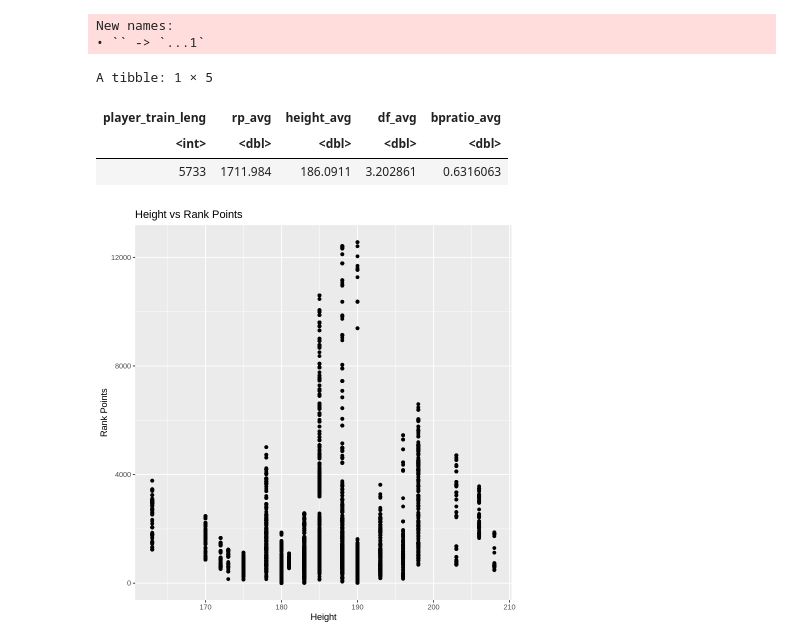
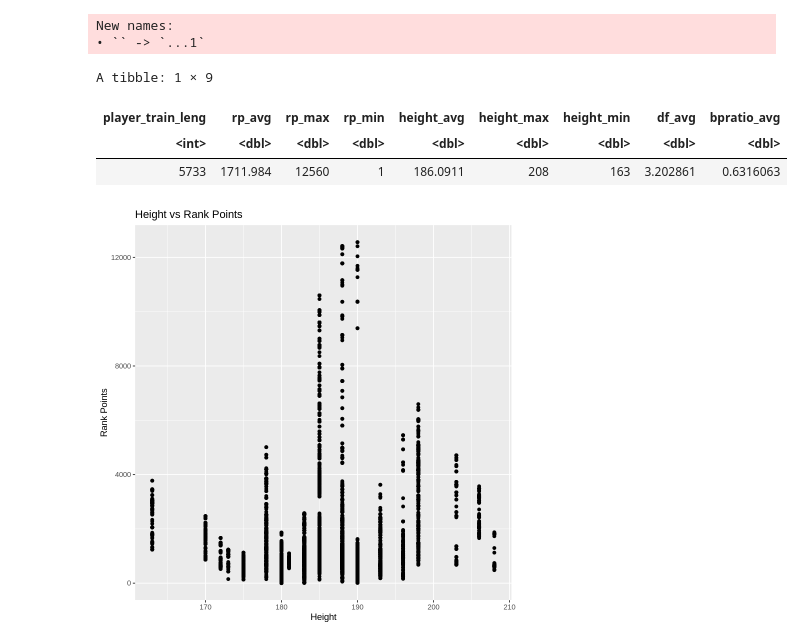
Before and after one commit to EliNAdr/DSCI-100_007-13, a Jupyter notebook: Proposal.ipynb, the cells around one changed output. Drawn from its saved outputs; the diff is of its cells as text; code cells hidden in the pictures.

```diff
--- a/Proposal.ipynb
+++ b/Proposal.ipynb
@@ -39,17 +39,21 @@ player_test <- testing(player_split)
 # %%
 # expository analysis table
 
 exposit_table <- tibble("player_train_leng" = nrow(player_train),
                         "rp_avg" = mean(player_train$rank_points),
+                        "rp_max" = max(player_train$rank_points),
+                        "rp_min" = min(player_train$rank_points),
                        "height_avg" = mean(player_train$height),
+                        "height_max" = max(player_train$height),
+                        "height_min" = min(player_train$height),
                        "df_avg" = mean(player_train$double_faults),
                        "bpratio_avg" = mean(player_train$bpratio))
 exposit_table
 # %% [output]
-A tibble: 1 × 5
+A tibble: 1 × 9
-| player_train_leng | rp_avg | height_avg | df_avg | bpratio_avg |
-| <int> | <dbl> | <dbl> | <dbl> | <dbl> |
-| 5733 | 1711.984 | 186.0911 | 3.202861 | 0.6316063 |
+| player_train_leng | rp_avg | rp_max | rp_min | height_avg | height_max | height_min | df_avg | bpratio_avg |
+| <int> | <dbl> | <dbl> | <dbl> | <dbl> | <dbl> | <dbl> | <dbl> | <dbl> |
+| 5733 | 1711.984 | 12560 | 1 | 186.0911 | 208 | 163 | 3.202861 | 0.6316063 |
 # %%
 # expository analysis graphs
 
```
Also changed, not shown: 1 other file.
